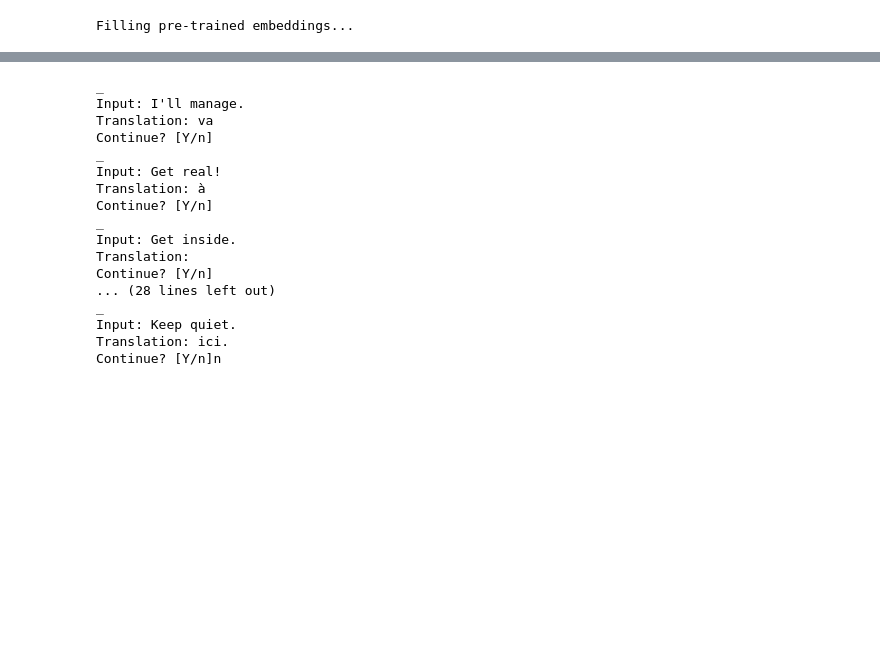
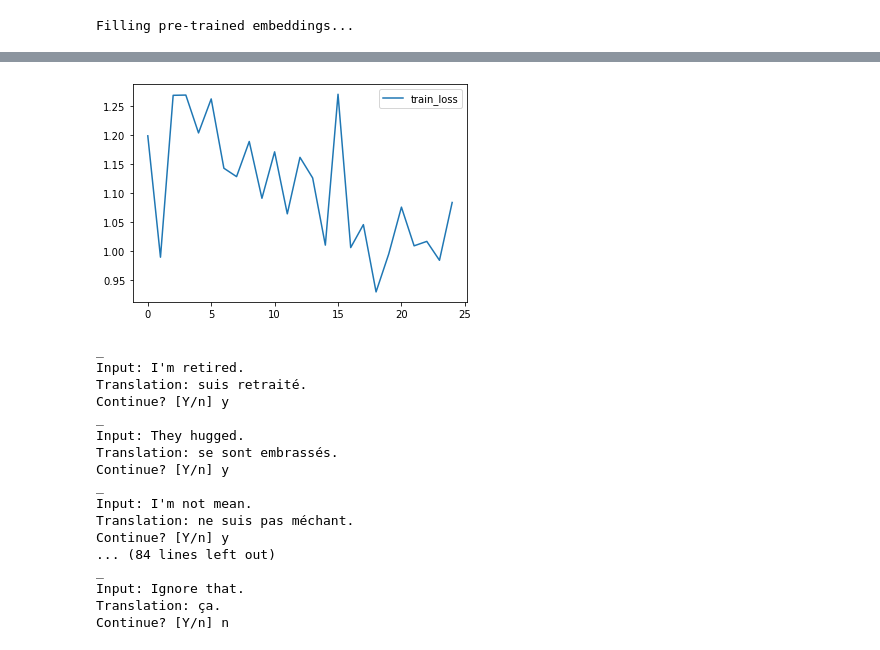
Before and after one commit to Baraa42/Sequence-Analysis-Project, a Jupyter notebook: translation-with-attention.ipynb, the cells around one changed output, grey strips where cells are left out. Drawn from its saved outputs; the diff is of its cells as text; code cells hidden in the pictures; blank space fills up the shorter version.

Commit message:
added attention models

```diff
--- a/translation-with-attention.ipynb
+++ b/translation-with-attention.ipynb
@@ -302,7 +340,7 @@ output_size = num_words_output
 encoder_embedding_size = EMBEDDING_DIM
 decoder_embedding_size = EMBEDDING_DIM
 hidden_size = LATENT_DIM  # Needs to be the same for both RNN's
-num_layers = 2
+num_layers = 1
 enc_dropout = 0.5
 dec_dropout = 0.5
 
@@ -328,7 +366,7 @@ decoder_net = Decoder(
 # %%
 model = Seq2Seq(encoder_net, decoder_net).to(device)
 # %%
-model = torch.load('./translation.pth')
+#model = torch.load('./translation.pth')
 # %%
 # loss and optimizer
 criterion = nn.CrossEntropyLoss()
@@ -348,17 +391,3 @@ Seq2Seq(
     (fc): Linear(in_features=256, out_features=5681, bias=True)
   )
 )
-# %%
-for batch_idx, batch in enumerate(data_loader):
-        train_loss = []
-        # Get input and targets and get to cuda
-        # encoder_in, decoder_in, decoder_out
-        encoder_in, decoder_in, target = batch
-        encoder_in, decoder_in, target = encoder_in.to(device), decoder_in.to(device), target.to(device)
-        #inp_data = batch.src.to(device)
-        #target = batch.trg.to(device)
-
-        # Forward prop
-        output = model(encoder_in, decoder_in)
-        print(output.shape)
-        break
@@ -367,7 +394,7 @@ torch.Size([64, 11, 5681])
 # %%
 sentence = "I love dogs"
 
-num_epochs = 10
+num_epochs = 25
 
 train_losses = np.zeros(num_epochs)
 for epoch in range(num_epochs):
@@ -391,6 +418,7 @@ for epoch in range(num_epochs):
         # encoder_in, decoder_in, decoder_out
         encoder_in, decoder_in, target = batch
         encoder_in, decoder_in, target = encoder_in.to(device), decoder_in.to(device), target.to(device)
+        encoder_in, decoder_in, target = encoder_in.permute(1,0), decoder_in.permute(1,0), target.permute(1,0)
         #inp_data = batch.src.to(device)
         #target = batch.trg.to(device)
 
@@ -452 +477,8 @@ Loss: 1.4342
+# %%
+# some plots
+plt.plot(train_losses, label="train_loss")
+plt.legend()
+plt.show()
+# %% [output]
+[figure, added]
 # %%
@@ -504,7 +533,7 @@ while True:
     # do some translation
     i = np.random.choice(len(input_texts))
     input_seq = encoder_inputs[i : i + 1]
-    input_seq = torch.from_numpy(input_seq).to(device)
+    input_seq = torch.from_numpy(input_seq).to(device).permute(1,0)
     translation = decode_sequence(input_seq)
     print("_")
     print("Input:", input_texts[i])
@@ -515,22 +544,22 @@ while True:
         break
 # %% [output]
 _
-Input: I'll manage.
-Translation: va
-Continue? [Y/n]
+Input: I'm retired.
+Translation: suis retraité.
+Continue? [Y/n] y
 _
-Input: Get real!
-Translation: à
-Continue? [Y/n]
+Input: They hugged.
+Translation: se sont embrassés.
+Continue? [Y/n] y
 _
-Input: Get inside.
-Translation:
-Continue? [Y/n]
-... (28 lines left out)
+Input: I'm not mean.
+Translation: ne suis pas méchant.
+Continue? [Y/n] y
+... (84 lines left out)
 _
-Input: Keep quiet.
-Translation: ici.
-Continue? [Y/n]n
+Input: Ignore that.
+Translation: ça.
+Continue? [Y/n] n
 # %%
 def translate_sentence(sentence="I love dogs"):
     sentence = [sentence]
```
Also changed, not shown: parts of 17 cells of this notebook, 2 other files.
